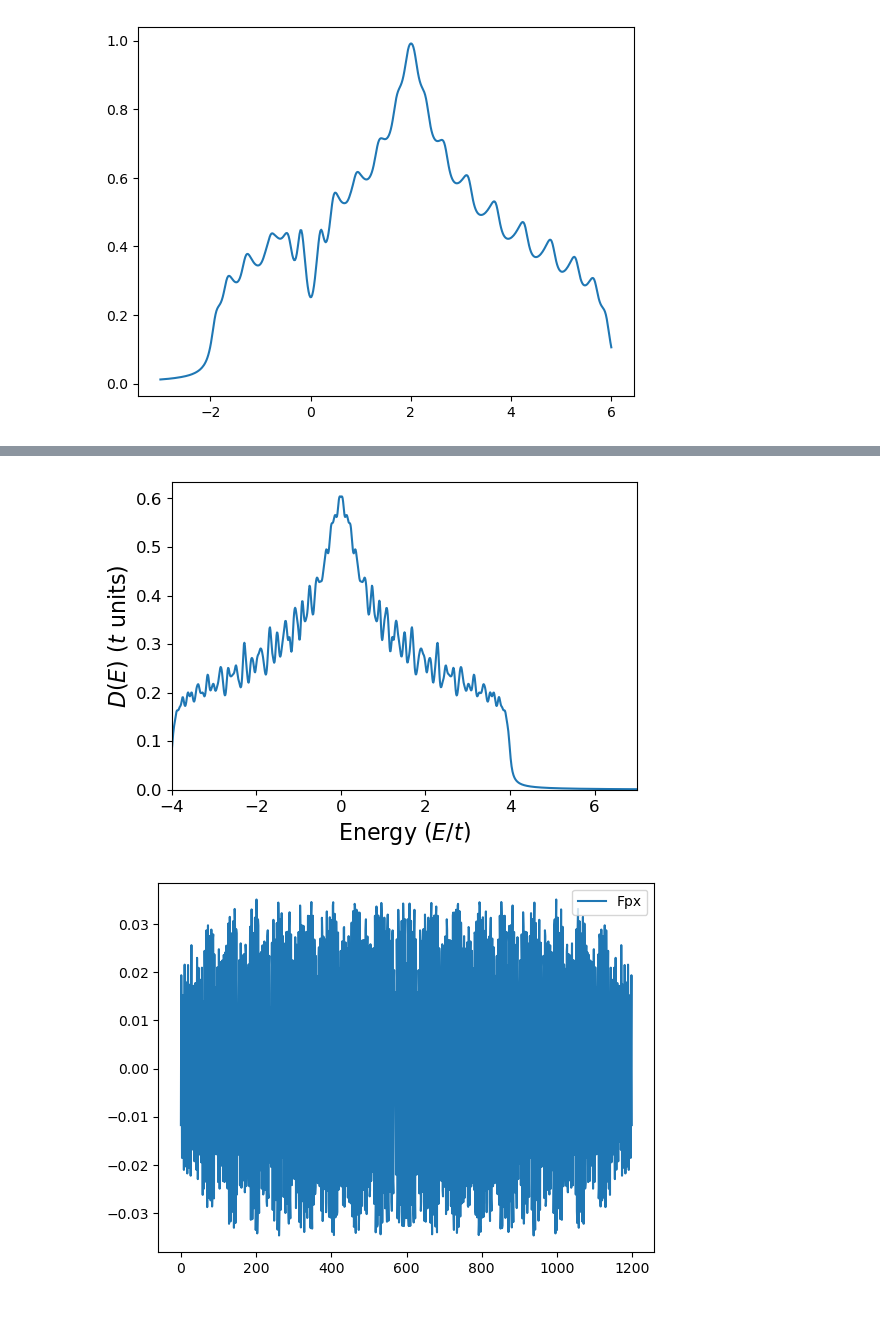
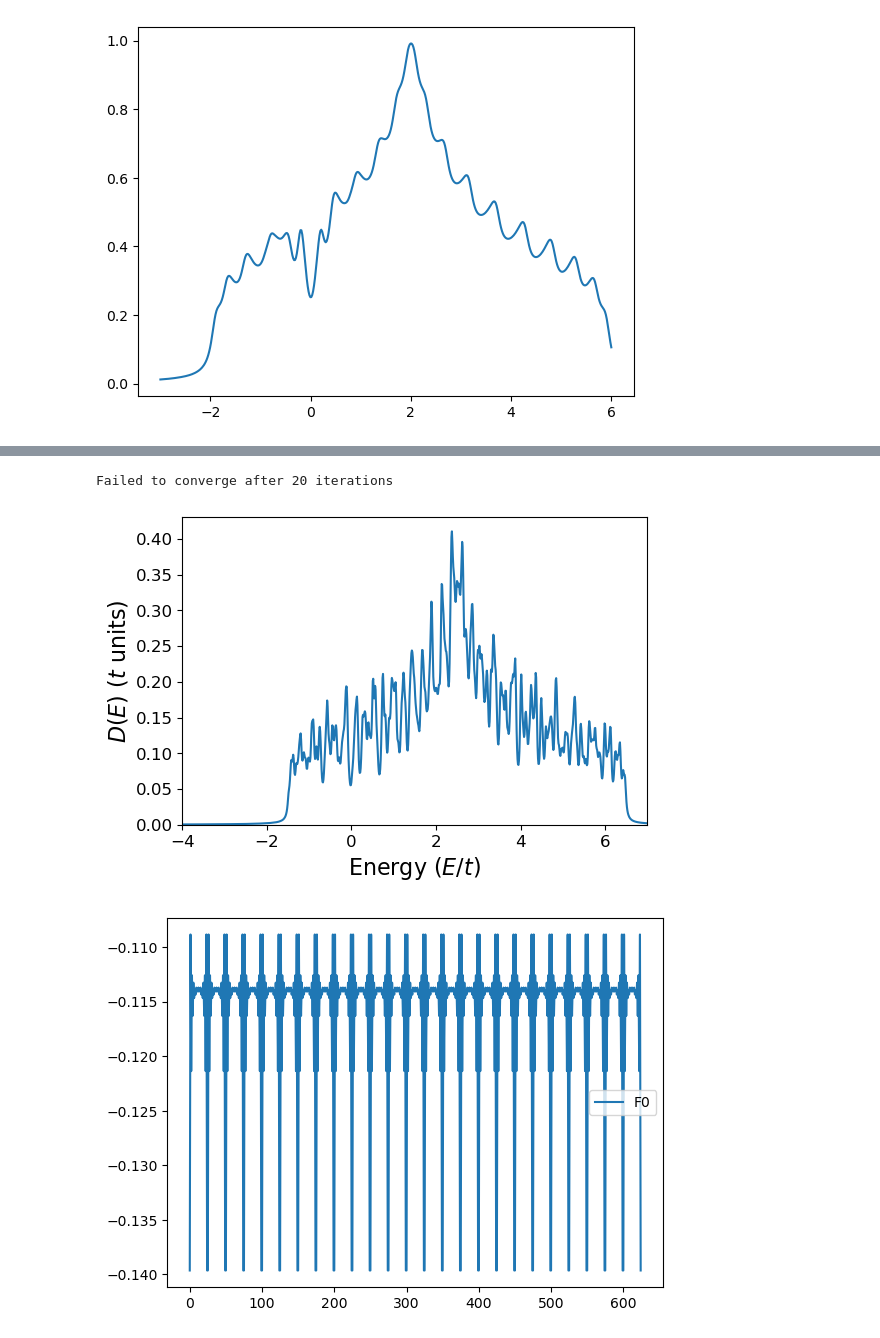
Before and after one commit to emilssp/master-thesis-codebase, a Jupyter notebook: notebooks/self_consistency.ipynb, the cells around one changed output, grey strips where cells are left out. Saved outputs shown, nothing was run; the diff lists cells and outputs as text; code cells hidden in the pictures.

```diff
--- a/notebooks/self_consistency.ipynb
+++ b/notebooks/self_consistency.ipynb
@@ -92,7 +93,7 @@ def gather_at(j_idx, arr):
 def correlators(H, T):
 
     nbr = neighbor_maps_square(H.lattice)
-    F0 = cp.zeros_like(H.gap_0)
+    F0 = cp.zeros_like(H.gap)
     F = {}          # singlet-like (up at i, down at j)
     Fuu = {}        # triplet component uu
     Fdd = {}        # triplet component dd
@@ -217,11 +229,12 @@ def bdg_self_consistency(H, U, V, V_prime,
             return F0, F, Fuu, Fdd
 # %%
 t = 1
-mu = 0#-1.6 * t
-gap_p= cp.array([0., 0.j])
-X,Y = 30,40
-U = 1.5 * t
-V = 2.5 * t
+mu = -2.5 * t
+gap_0 = 0.0
+gap_p= cp.array([0.1, 0.1j])
+X,Y = 25,25
+U = 2.5 * t
+V = 2.0 * t
 lattice = Lattice(X, Y, pbc_x=False, pbc_y=True)
 H = Hamiltonian(lattice)
 block = cp.zeros((4, 4), dtype=cp.complex128)
@@ -229,8 +242,8 @@ for i in range(lattice.num_sites):
     block[:,:]=0
     block[:2, :2] = -mu * s0
     block[2:, 2:] = mu * s0
-    # block[:2, 2:] = -1j * gap_0 * s2
-    # block[2:, :2] = (-1j * gap_0 * s2).conj().T
+    block[:2, 2:] = -1j * gap_0 * s2
+    block[2:, :2] = (-1j * gap_0 * s2).conj().T
     H.set_block(i,i, block)
     # H.set_gap(gap_0,i)
 
@@ -239,11 +252,9 @@ for i, j in lattice.edges:
     block[0:2, 0:2] = -t * s0
     block[2:4, 2:4] = t * s0
 
-    gap_ij = unconventional_gap(lattice.get_disp(i,j),gap_s = 0.1)
+    gap_ij = unconventional_gap(lattice.get_disp(i,j),gap_p= gap_p)
     block[0:2, 2:4] = gap_ij
     block[2:4, 0:2] = -gap_ij.T.conj()
 
     H.set_block(i,j, block)
-H.gap_s = cp.ones(lattice.num_sites, dtype=cp.complex128)*0.1
-
-F0, F, Fuu, Fdd = bdg_self_consistency(H,U=0,V=V,V_prime=0,T=0, max_iter=100, with_corr=True)
+# H.gap_s = cp.ones(lattice.num_sites, dtype=cp.complex128)*0.1
@@ -254,6 +276,8 @@ print
 # %%
+F0, F, Fuu, Fdd = bdg_self_consistency(H,U=0,V=V,V_prime=0,T=0, max_iter=20, with_corr=True)
+
 energies = cp.linspace(-4,7,1000)
-dos_values = H.dos(energies, eta=0.05, drop_matrix=False)
+dos_values = H.dos(energies, eta=0.03, drop_matrix=False)
 plt.figure(figsize=(6,4))
 plt.plot(cp.asnumpy(energies), cp.asnumpy(dos_values))
 plt.ylim(0, None)
@@ -265,16 +289,19 @@ plt.xticks(fontsize=12)
 plt.yticks(fontsize=12)
 plt.show()
 # %% [output]
+Failed to converge after 20 iterations
-[figure, old version]
+[figure, new version]
 # %%
 plt.figure()
 # for d in ["+x", "-x", "+y", "-y"]:
     # plt.plot(cp.asnumpy(F[]), label=f'F {d}')
 # plt.plot(np.real(cp.asnumpy((F['+x']+F['-x'])/2)), label=f'Fpx')
-plt.plot(np.real(cp.asnumpy((F['+x']+F['-x']-F['+y']-F['-y'])/4)), label=f'Fpx')
+# plt.plot(np.imag(cp.asnumpy((F['+x']-F['-x'])/2)), label=f'Fpx')
 # plt.plot(np.real(cp.asnumpy(F0)), label=f'Fpx')
+# plt.plot(np.imag(cp.asnumpy((F['+y']-F['-y'])/2)), label=f'Fpy')
+plt.plot(cp.asnumpy(F0), label=f'F0')
 
 plt.legend()
 plt.show()
 # %% [output]
-[figure, old version]
+[figure, new version]
```
Also changed, not shown: parts of 5 cells of this notebook, 1 other file.
